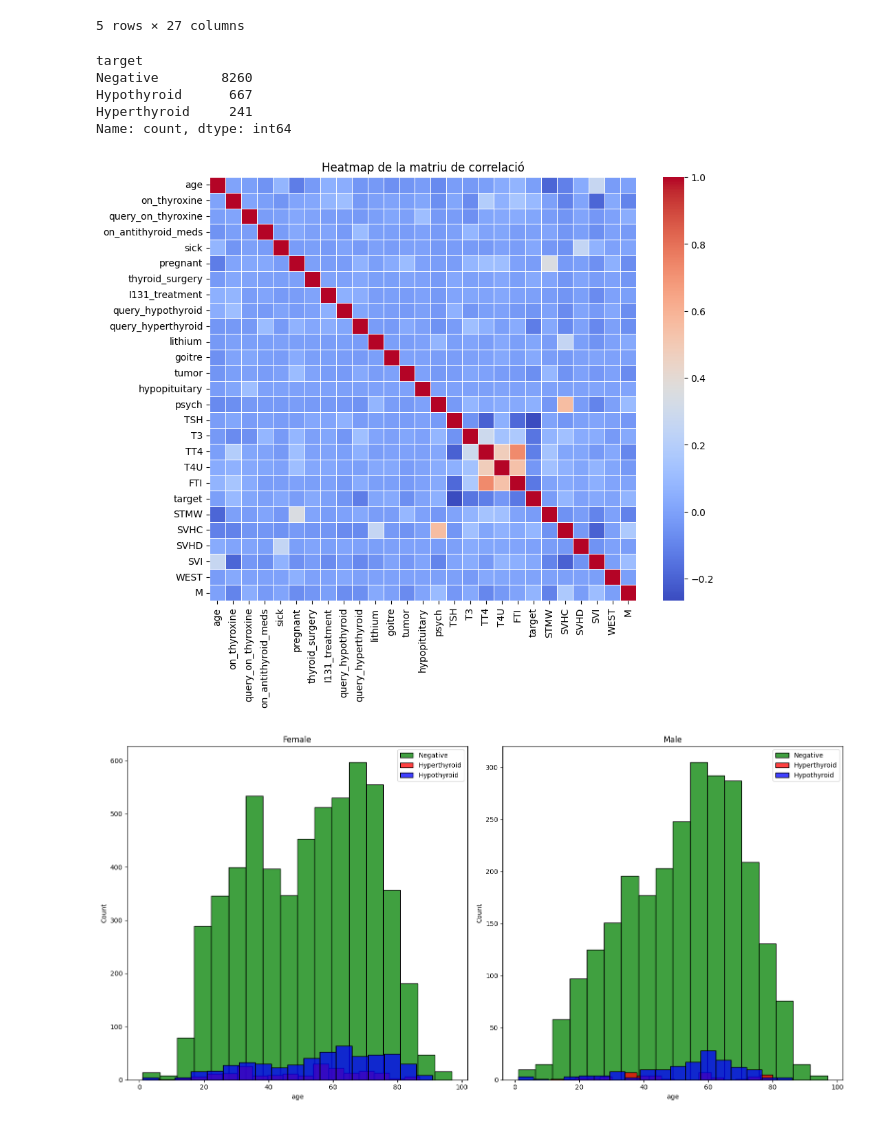
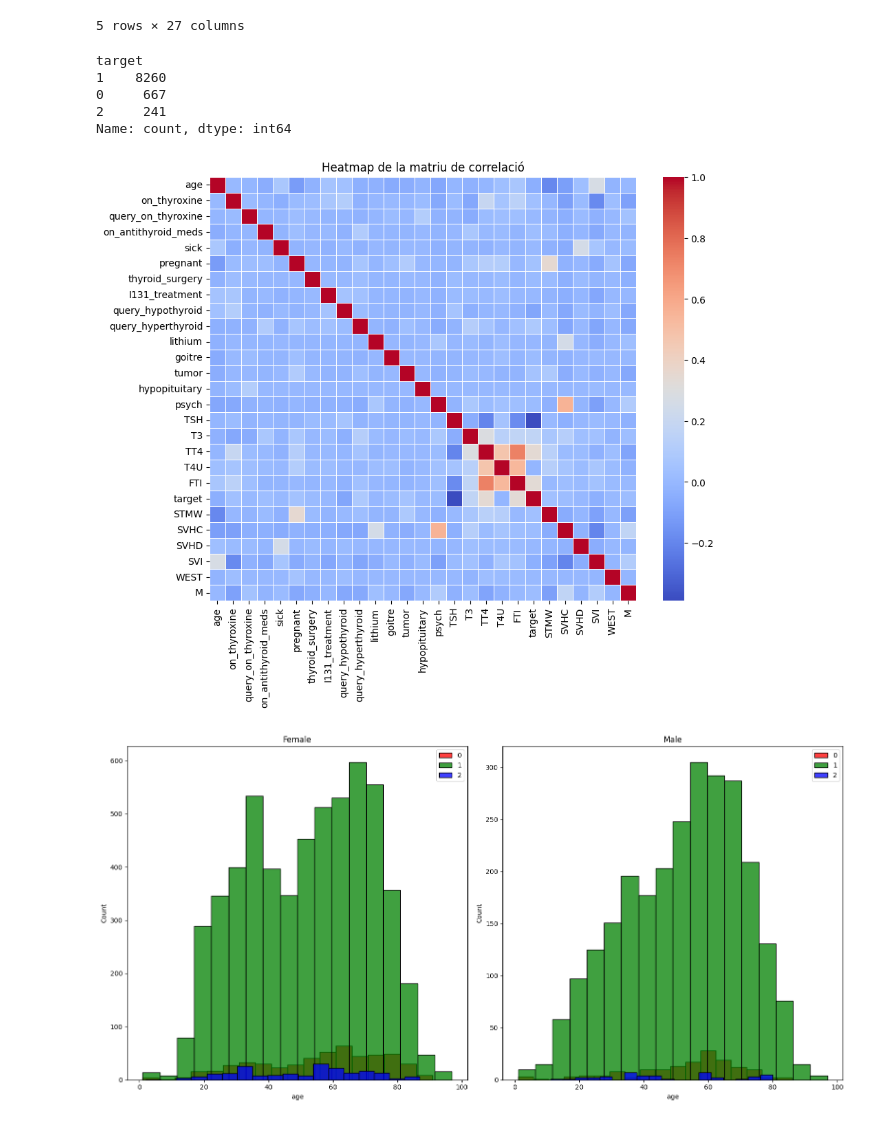
Before and after one commit to NIU1668072/ThyroidDiseaseClassification, a Jupyter notebook: thyroid.ipynb, the cells around one changed output. Cells and saved outputs as stored; diff of their text form; code cells hidden in the pictures.

```diff
--- a/thyroid.ipynb
+++ b/thyroid.ipynb
@@ -63,12 +63,12 @@ def classify_diagnosis(diagnosis):
 
     letters = set(diagnosis.replace('|', ''))
     if letters & hyperthyroid:
-        return 'Hyperthyroid'
+        return 2
 
     if letters & hypothyroid:
-        return 'Hypothyroid'
+        return 0
 
-    return 'Negative'
+    return 1
 
 df['target'] = df['target'].apply(classify_diagnosis)
 df['target'].unique()
@@ -195,27 +195,23 @@ df_fill_na.dropna(inplace=True)
 print(df_fill_na['target'].value_counts())
 # %% [output]
 target
-Negative        8260
-Hypothyroid      667
-Hyperthyroid     241
+1    8260
+0     667
+2     241
 Name: count, dtype: int64
 # %%
 import seaborn as sns
 import matplotlib.pyplot as plt
 from sklearn.preprocessing import LabelEncoder
-df_cleared = df_fill_na.copy()
-numeric_features = df_cleared.select_dtypes(np.number).keys()
-non_numeric = [k for k in df_cleared.keys() if k not in numeric_features]
-df_cleared.loc[:, non_numeric] = df_cleared.loc[:, non_numeric].apply(LabelEncoder().fit_transform)
 
 # Calcular la matriu de correlació i mostrar un heatmap sense anotacions
-correlation_matrix = df_cleared.corr(method='pearson', min_periods=1, numeric_only=False)
+correlation_matrix = df_fill_na.corr(method='pearson', min_periods=1, numeric_only=False)
 plt.figure(figsize=(10, 8))
 sns.heatmap(correlation_matrix, annot=False, cmap='coolwarm', linewidths=0.5)
 plt.title('Heatmap de la matriu de correlació')
 plt.show()
 # %% [output]
-[figure, old version]
+[figure, new version]
 # %%
 # Crear subplots
 fig, axes = plt.subplots(nrows=1, ncols=2, figsize=(16, 8))
@@ -225,42 +221,42 @@ women = df_fill_na[df_fill_na['M'] == 0]
 men = df_fill_na[df_fill_na['M'] == 1]
 
 # Colors i targets
-targets = ['Negative', 'Hyperthyroid', 'Hypothyroid']
-colors = ['green', 'red', 'blue']
+targets = [0,1,2]
+colors = ['red', 'green', 'blue']
 
 # Subplot per a dones
 for target, color in zip(targets, colors):
     sns.histplot(
         data=women[women['target'] == target],
         x="age",
         bins=18,
         label=target,
         ax=axes[0],
         color=color,
         kde=False
     )
 axes[0].legend()
 axes[0].set_title('Female')
 
 # Subplot per a homes
 for target, color in zip(targets, colors):
     sns.histplot(
         data=men[men['target'] == target],
         x="age",
         bins=18,
         label=target,
         ax=axes[1],
         color=color,
         kde=False
     )
 axes[1].legend()
 axes[1].set_title('Male')
 
 # Mostrar la gràfica
 plt.tight_layout()
 plt.show()
 # %% [output]
-[figure, old version]
+[figure, new version]
 # %%
 from sklearn.model_selection import train_test_split
 target_att = 'target'
```
Also changed, not shown: parts of 9 cells of this notebook, 7 other files.
